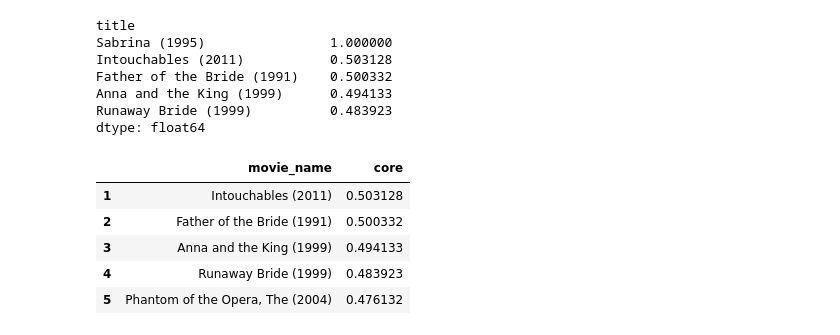
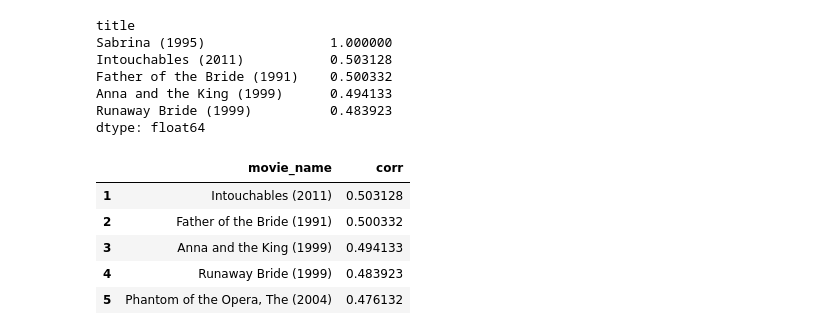
Before and after one commit to Vedatgul/Item-Based-Recommendation-with-Movie-Dataset, a Jupyter notebook: item-based-recommendation-with-movie-dataset.ipynb, the cells around one changed output. Saved outputs shown, nothing was run; the diff lists cells and outputs as text; code cells hidden in the pictures.

Commit message:
Kaggle Notebook | Item-based-recommendation with movie dataset | Version 2

```diff
--- a/item-based-recommendation-with-movie-dataset.ipynb
+++ b/item-based-recommendation-with-movie-dataset.ipynb
@@ -116,17 +116,17 @@ dtype: float64
 # %%
 # Suggesting the top 5 movies other than the selected movie itself
 
 recommended=recommended.reset_index()
 
-recommended.columns = ['movie_name', 'core']
+recommended.columns = ['movie_name', 'corr']
 
-recommended.sort_values(by="core", ascending=False, inplace=True)
+recommended.sort_values(by="corr", ascending=False, inplace=True)
 
 recommended = recommended.iloc[1: ]
 
 recommended.head(5)
 # %% [output]
-|  | movie_name | core |
+|  | movie_name | corr |
 | 1 | Intouchables (2011) | 0.503128 |
 | 2 | Father of the Bride (1991) | 0.500332 |
 | 3 | Anna and the King (1999) | 0.494133 |
```
Also changed, not shown: parts of 4 cells of this notebook.
